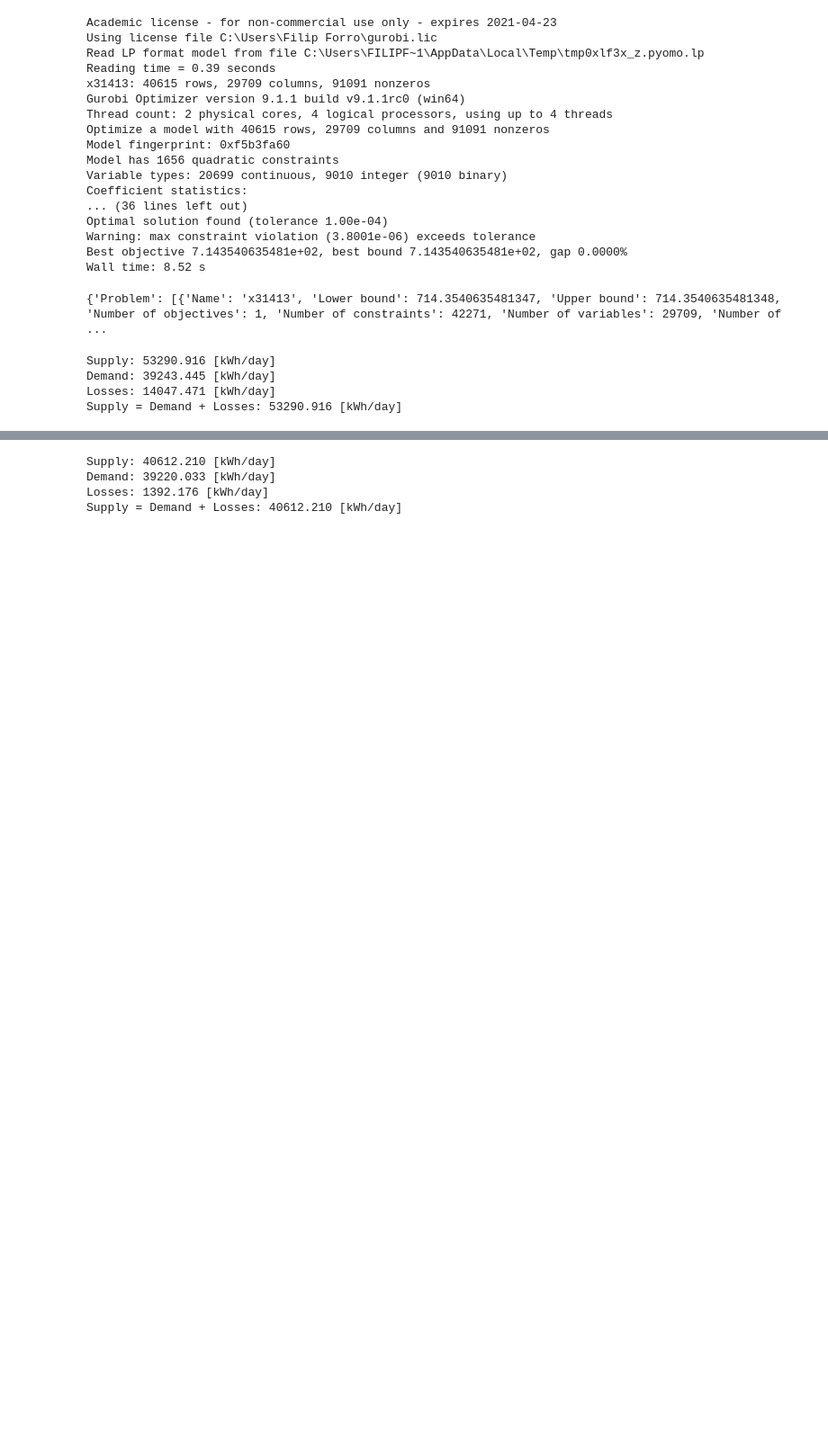
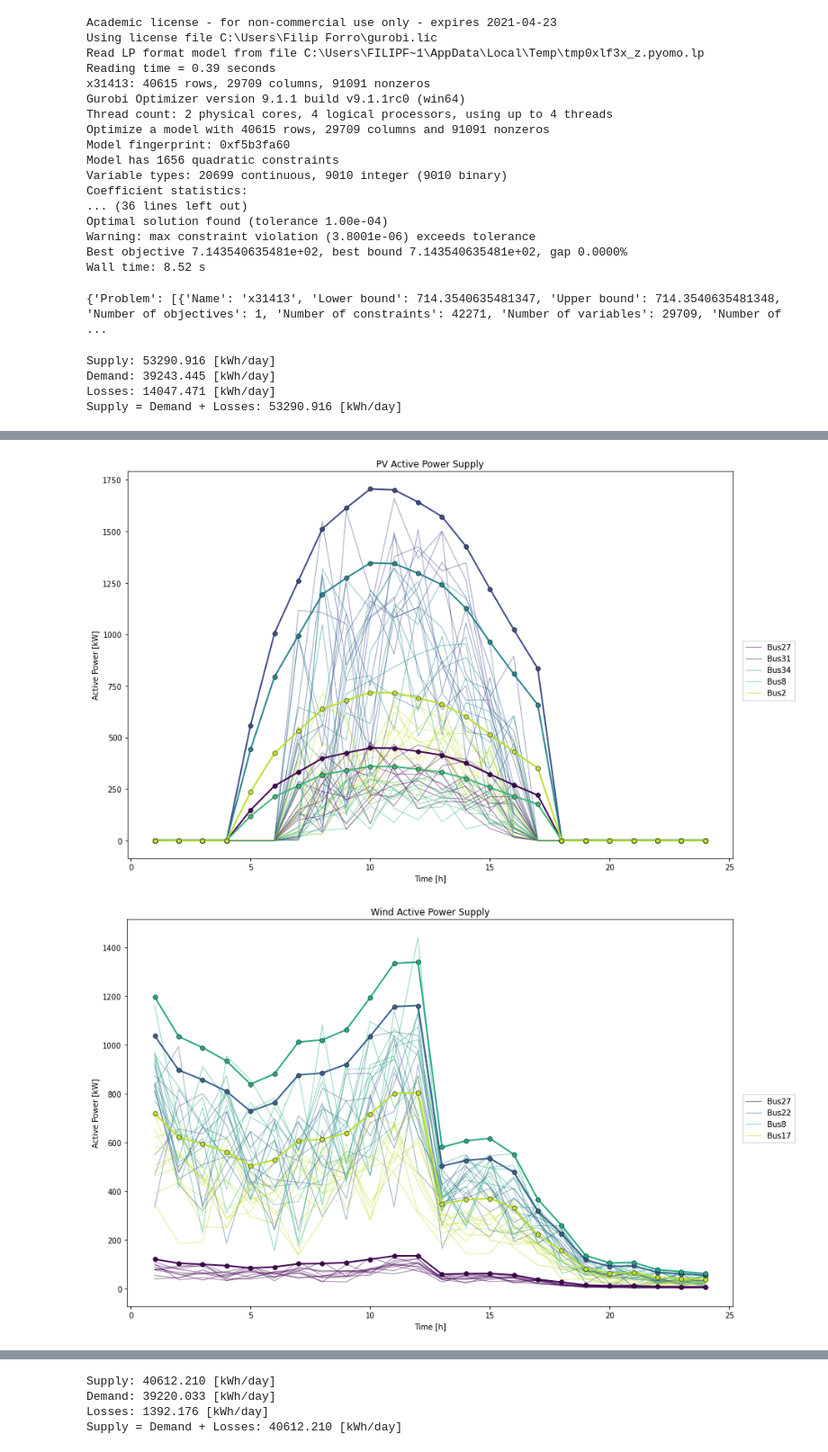
Before and after one commit to filipforro/MasterThesis, a Jupyter notebook: Pyomo/MILP_v1/MILP_v6.ipynb, the cells around one changed output, grey strips where cells are left out. Shown at 90% size. Saved outputs shown, nothing was run; the diff lists cells and outputs as text; code cells hidden in the pictures; blank space fills up the shorter version.

```diff
--- a/Pyomo/MILP_v1/MILP_v6.ipynb
+++ b/Pyomo/MILP_v1/MILP_v6.ipynb
@@ -1085,7 +1085,7 @@ def MonteCarlo_vis(model, l, a, mrk):
     ax_pv[0,0].plot(active_pv.index, active_pv, mrk, lw=l, alpha=a, markeredgecolor='k', markeredgewidth=0.5, label=[['Bus'+str(i) for i in active_pv.columns]]);ax_pv[0,0].set_xlabel('Time [h]');ax_pv[0,0].set_ylabel('Active Power [kW]');ax_pv[0,0].set_title('PV Active Power Supply')
     fig_pv.legend(['Bus'+str(i) for i in active_pv.columns], bbox_to_anchor=(1.04,0.5), loc='center', borderaxespad=0)
     fig_pv.tight_layout();
-    if l == 4:
+    if l == 2:
         fig_pv.savefig('PV.png', bbox_inches='tight')
 
     # Wind active power generation
@@ -1093,17 +1093,17 @@ def MonteCarlo_vis(model, l, a, mrk):
     ax_wt[0,0].plot(active_wt.index, active_wt, mrk, lw=l, alpha=a, markeredgecolor='k', markeredgewidth=0.5);ax_wt[0,0].set_xlabel('Time [h]');ax_wt[0,0].set_ylabel('Active Power [kW]');ax_wt[0,0].set_title('Wind Active Power Supply')
     fig_wt.legend(['Bus'+str(i) for i in active_wt.columns], bbox_to_anchor=(1.04,0.5), loc='center', borderaxespad=0)
     fig_wt.tight_layout();
-    if l == 4:
+    if l == 2:
         fig_wt.savefig('WT.png', bbox_inches='tight')
 
     # Voltage
     ax_v[0,0].plot(voltage.index, voltage, mrk, lw=l, alpha=a, markeredgecolor='k', markeredgewidth=0.5);ax_v[0,0].set_xlabel('Time [h]');ax_v[0,0].set_ylabel('Voltage [p.u.]');ax_v[0,0].set_title('Voltage')
-    if l == 4:
+    if l == 2:
         ax_v[0,0].axhline(model.Vmin.value, color='r', linestyle='--', label='$V_{min}$')
         ax_v[0,0].axhline(model.Vmax.value, color='r', linestyle='--', label='$V_{max}$')
     #ax_v[0,0].legend(bbox_to_anchor=(1.04,0.5), loc='center', borderaxespad=0)
     fig_v.tight_layout();
-    if l == 4:
+    if l == 2:
         fig_v.savefig('V.png', bbox_inches='tight')
 
     # Active and reactive power demand and supply (supply only from slack bus)
@@ -1111,16 +1111,16 @@ def MonteCarlo_vis(model, l, a, mrk):
     ax_pow[0,1].plot(reactive_s.index, reactive_s, mrk, lw=l, alpha=a, markeredgecolor='k', markeredgewidth=0.5);ax_pow[0,1].set_xlabel('Time [h]');ax_pow[0,1].set_ylabel('Reactive Power [kVar]');ax_pow[0,1].set_title('Reactive Power Supply')
     fig_pow.legend(['Slack Bus'], bbox_to_anchor=(1.04,0.5), loc='center', borderaxespad=0)
     fig_pow.tight_layout();
-    if l == 4:
+    if l == 2:
         fig_pow.savefig('PQ.png', bbox_inches='tight')
 
     # Apparent power
     ax_apow[0,0].plot(reactive_s.index, apparent_s, mrk, lw=l, alpha=a, markeredgecolor='k', markeredgewidth=0.5);ax_apow[0,0].set_xlabel('Time [h]');ax_apow[0,0].set_ylabel('Apparent Power [kVA]');ax_apow[0,0].set_title('Slack Bus Power Supply');
-    if l == 4:
+    if l == 2:
         ax_apow[0,0].axhline(Ss_max, color='r', linestyle='--', label='$S_{max}$')
     #fig_apow.legend(bbox_to_anchor=(1.04,0.5), loc='center', borderaxespad=0);
     fig_apow.tight_layout();
-    if l == 4:
+    if l == 2:
         fig_apow.savefig('S.png', bbox_inches='tight')
 
     # Active and reactive power demand from bus 15
@@ -1128,7 +1128,7 @@ def MonteCarlo_vis(model, l, a, mrk):
     ax_dem[0,1].plot(reactive_d.index, reactive_d, mrk, lw=l, alpha=a, markeredgecolor='k', markeredgewidth=0.5);ax_dem[0,1].set_xlabel('Time [h]');ax_dem[0,1].set_ylabel('Reactive demand [kVar]');ax_dem[0,1].set_title('Reactive Power Demand')
     fig_dem.legend(['Bus 15'], bbox_to_anchor=(1.04,0.5), loc='center', borderaxespad=0)
     fig_dem.tight_layout();
-    if l == 4:
+    if l == 2:
         fig_dem.savefig('PQdem.png', bbox_inches='tight')
 # %%
 %%time
@@ -1143,9 +1143,10 @@ fig_apow, ax_apow = plt.subplots(nrows=1, ncols=1, squeeze=False, figsize=(12,8)
 fig_dem, ax_dem = plt.subplots(nrows=1, ncols=2, squeeze=False, figsize=(12,8))
 solver = SolverFactory('ipopt')
 
-for i in range(100):
+for i in range(10):
     MonteCarlo_model = optimization_model(data, Vmax, Vmin, Vnom, Sbase, Zbase, case, eta_conf, base_model)
     # solve Monte Carlo model with fixed control variables
     solver.solve(MonteCarlo_model)  #, tee=True)
     MonteCarlo_vis(MonteCarlo_model, l=1, a=0.5, mrk='-')
 MonteCarlo_vis(base_model, l=2, a=1, mrk='-o')
+# %% [output]
@@ -1151,0 +1154,2 @@ MonteCarlo_vis(base_model, l=2, a=1, mrk='-o')
+[figure, added]
+[figure, added]
```
Also changed, not shown: parts of 1 cell of this notebook, 7 other files.
